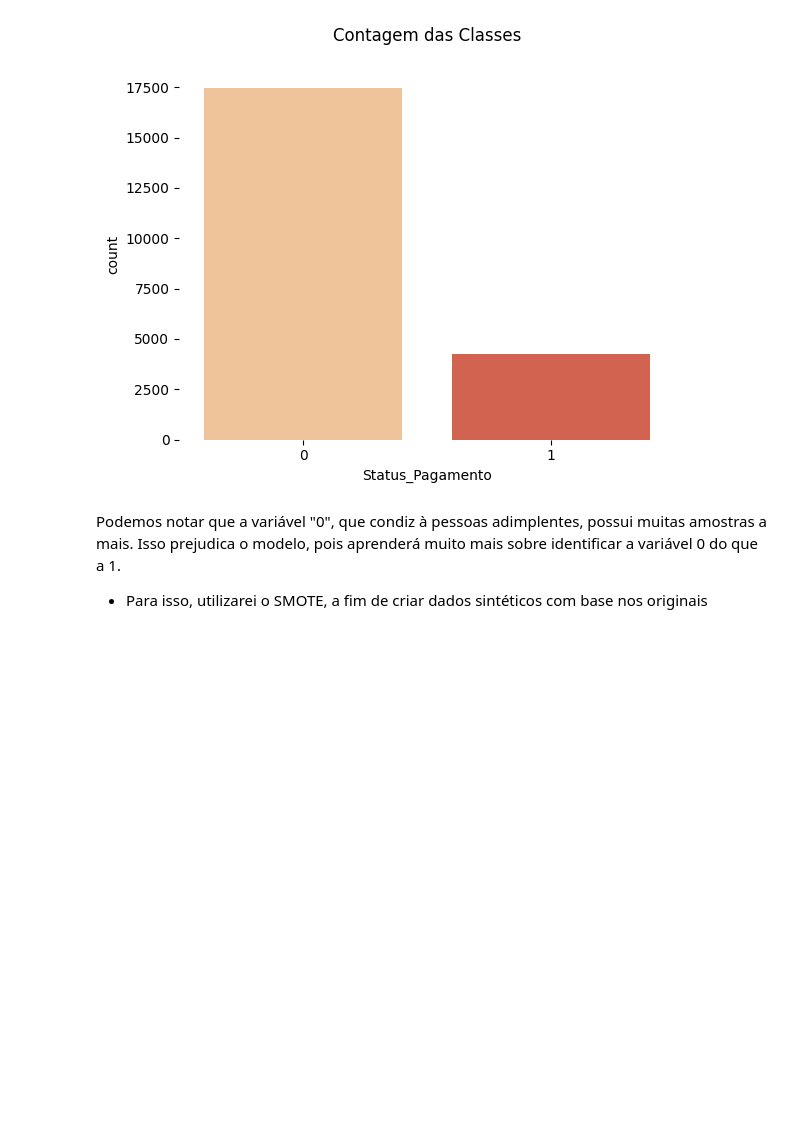
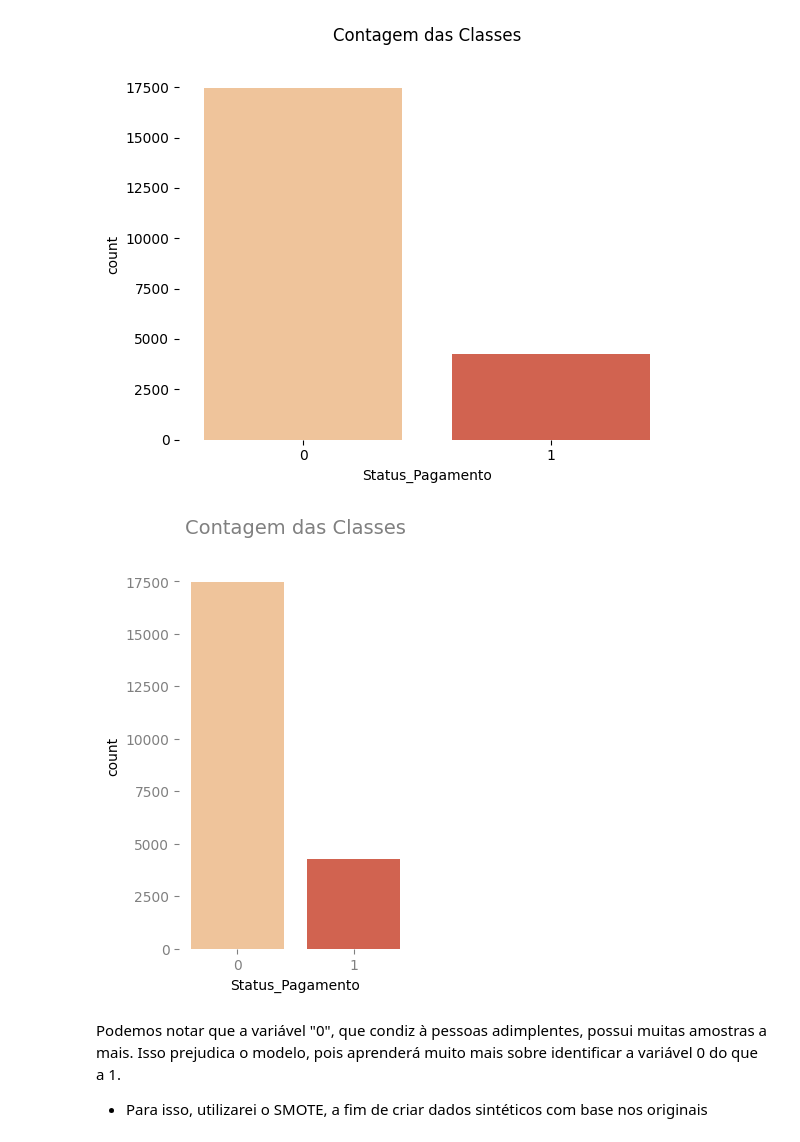
Before and after one commit to alyssonmontovanelli/analise_Risco_Credito, a Jupyter notebook: pre_processing/01_pre_processing_Eng_Atr.ipynb, the cells around one changed output. Drawn from its saved outputs; the diff is of its cells as text; code cells hidden in the pictures; blank space fills up the shorter version.

```diff
--- a/pre_processing/01_pre_processing_Eng_Atr.ipynb
+++ b/pre_processing/01_pre_processing_Eng_Atr.ipynb
@@ -108,6 +106,29 @@ plt.title("Contagem das Classes\n")
 # %% [output]
 Text(0.5, 1.0, 'Contagem das Classes\n')
 [figure]
+# %%
+plt.figure(figsize=(3, 5))  # Ajuste o tamanho horizontal para acomodar todos os gráficos em uma linha
+
+sns.countplot(x='Status_Pagamento', data=df_processing, palette="OrRd")
+
+# Remover borda ao redor do gráfico
+plt.box(False)
+
+# Ajustando o título com uma quebra de linha
+plt.title("Contagem das Classes\n", color='grey', fontsize=14)
+
+# Ajustando a cor das bordas esquerda e inferior para cinza
+plt.gca().spines['left'].set_color('grey')
+plt.gca().spines['bottom'].set_color('grey')
+
+# Ajustar a cor dos ticks para cinza
+plt.tick_params(axis='x', colors='grey')
+plt.tick_params(axis='y', colors='grey')
+
+# Exibe o gráfico
+plt.show()
+# %% [output]
+[figure, added]
 # %% [markdown]
 Podemos notar que a variável "0", que condiz à pessoas adimplentes, possui muitas amostras a mais. Isso prejudica o modelo, pois aprenderá muito mais sobre identificar a variável 0 do que a 1.
 - Para isso, utilizarei o SMOTE, a fim de criar dados sintéticos com base nos originais
```
Also changed, not shown: parts of 7 cells of this notebook, 3 other files.
